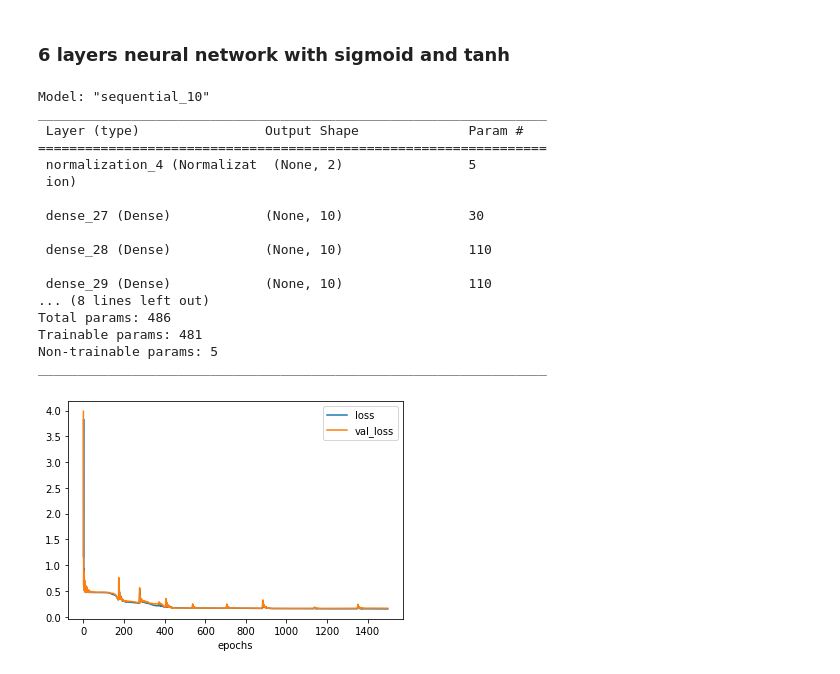
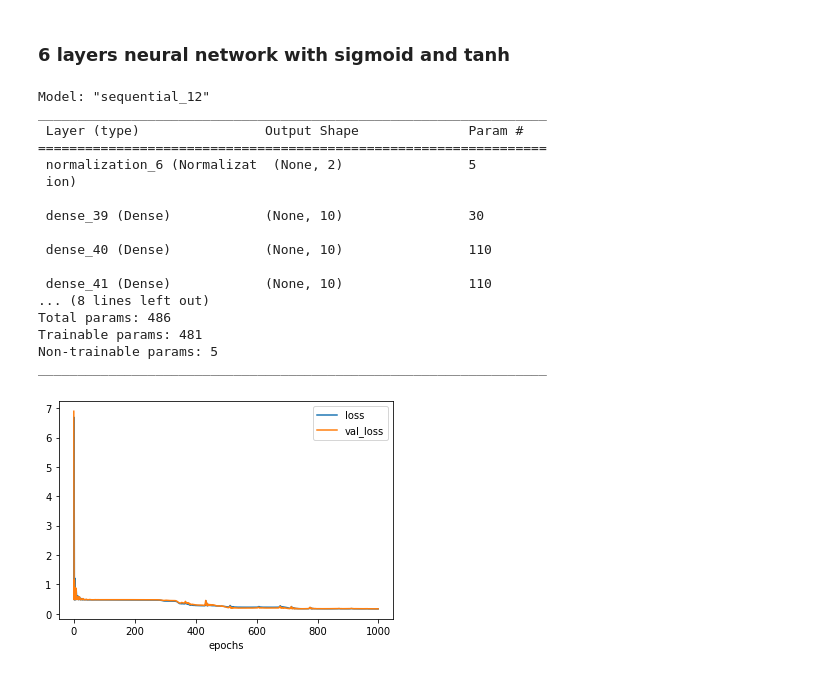
Before and after one commit to NishantBaheti/DeepLearningGuideBook, a Jupyter notebook: notebooks/regression_understanding.ipynb, the cells around one changed output. Cells and saved outputs as stored; diff of their text form; code cells hidden in the pictures.

```diff
--- a/notebooks/regression_understanding.ipynb
+++ b/notebooks/regression_understanding.ipynb
@@ -736,38 +776,38 @@ model = tf.keras.Sequential([
 model.summary()
 
 model.compile(
     optimizer=tf.optimizers.Adam(learning_rate=0.1),
     loss=['mse'],
     metrics=['mse']
 )
 
-history = model.fit(df[['x0','x1']], df.y, epochs=1500, \
-                    batch_size=400, verbose=0, validation_split = 0.3)
+history = model.fit(df[['x0','x1']], df.y, epochs=1000, \
+                    batch_size=500, verbose=0, validation_split = 0.3)
 
 history_metrics = pd.DataFrame(history.history)
 history_metrics['epochs'] = history.epoch
 history_metrics.plot(x='epochs',y=['loss','val_loss'])
 history_metrics.plot(x='epochs',y=['mse','val_mse'])
 
 y_hat = model.predict(df[['x0','x1']].values)
 
 plot_regression(df.x1,df.y,y_hat)
 # %% [output]
-Model: "sequential_10"
+Model: "sequential_12"
 _________________________________________________________________
  Layer (type)                Output Shape              Param #
 =================================================================
- normalization_4 (Normalizat  (None, 2)                5
+ normalization_6 (Normalizat  (None, 2)                5
  ion)
 
- dense_27 (Dense)            (None, 10)                30
+ dense_39 (Dense)            (None, 10)                30
 
- dense_28 (Dense)            (None, 10)                110
+ dense_40 (Dense)            (None, 10)                110
 
- dense_29 (Dense)            (None, 10)                110
+ dense_41 (Dense)            (None, 10)                110
 ... (8 lines left out)
 Total params: 486
 Trainable params: 481
 Non-trainable params: 5
 _________________________________________________________________
-[figure, old version]
+[figure, new version]
```
Also changed, not shown: parts of 22 cells of this notebook, 1 other file.
